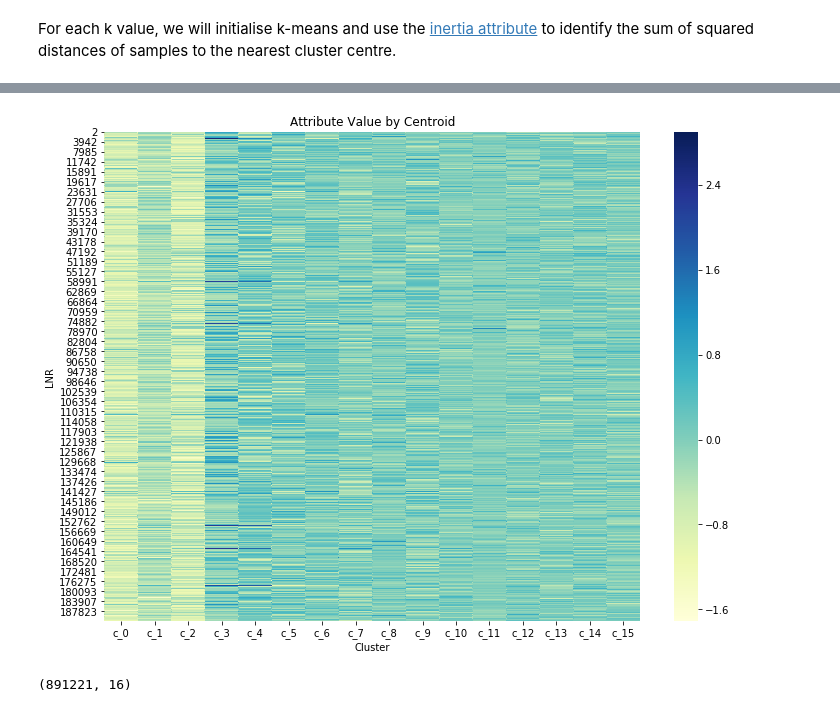
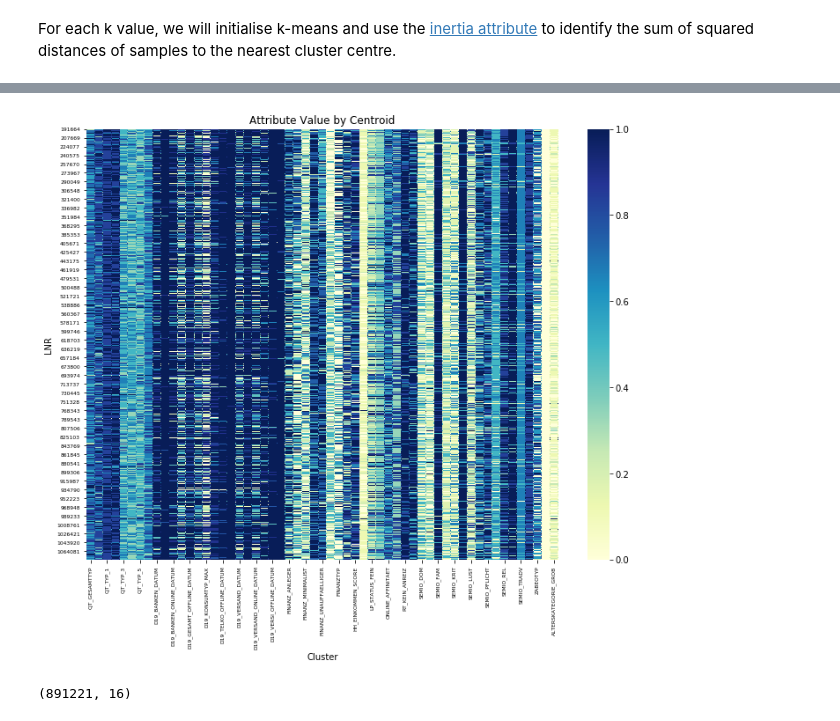
Before and after one commit to keyvantaj/Capstone_Project, a Jupyter notebook: Arvato Project Workbook.ipynb, the cells around one changed output, grey strips where cells are left out. Drawn from its saved outputs; the diff is of its cells as text; code cells hidden in the pictures.

```diff
--- a/Arvato Project Workbook.ipynb
+++ b/Arvato Project Workbook.ipynb
@@ -1085,5 +1006,5 @@ In the plot above the elbow is at k=4 indicating the optimal k for this dataset
 # %%
-km = KMeans(n_clusters=7)
+km = KMeans(n_clusters=6)
 # %%
 reduced_azdias['Cluster'] = km.fit_predict(reduced_azdias)
 # %%
@@ -1140,0 +1059,7 @@ plt.show()
+# %%
+# Read preprocessed data
+customers_scaled = pd.read_pickle("cleaned_customers.pkl")
+azdias_scaled = pd.read_pickle("cleaned_azdias.pkl")
+# %%
+azdias_scaled_bis = azdias_scaled
+azdias_scaled_bis['Cluster'] = reduced_azdias['Cluster']
@@ -1169,5 +1092,7 @@ plt.show()
 # %%
 cluster_zero = reduced_azdias[reduced_azdias['Cluster']==0].iloc[:,:-1]#0
+# %%
+cluster_zero_bis = azdias_scaled_bis[azdias_scaled_bis['Cluster']==0].iloc[:,:-1]#0
 # %%
 cluster_one = reduced_azdias[reduced_azdias['Cluster']==1].iloc[:,:-1]#2
 # %%
@@ -1177,14 +1102,14 @@ cluster_three = reduced_azdias[reduced_azdias['Cluster']==3].iloc[:,:-1]#none
 # %%
 # generate a heatmap in component space, using the seaborn library
 plt.figure(figsize = (12,9))
-ax = sns.heatmap(cluster_three, cmap = 'YlGnBu')
+ax = sns.heatmap(cluster_zero_bis, cmap = 'YlGnBu')
 ax.set_xlabel("Cluster")
-plt.yticks(fontsize = 10)
-plt.xticks(fontsize = 10)
+plt.yticks(fontsize = 6)
+plt.xticks(fontsize = 6)
 ax.set_title("Attribute Value by Centroid")
 plt.show()
 # %% [output]
-[figure, old version]
+[figure, new version]
 # %%
 azdias_scaled = pd.read_pickle("reduced_azdias.pkl")
 customers_scaled = pd.read_pickle("reduced_customers.pkl")
```
Also changed, not shown: parts of 84 cells of this notebook.
